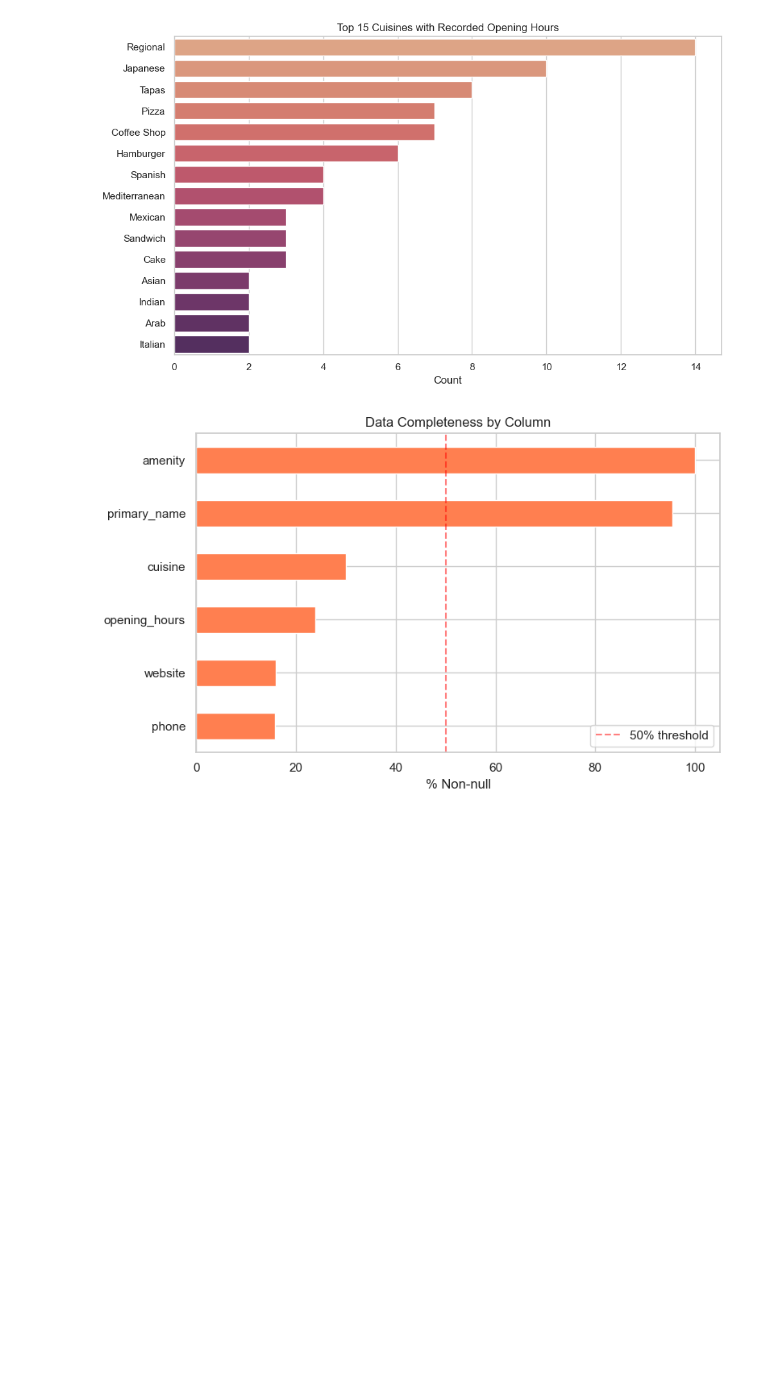
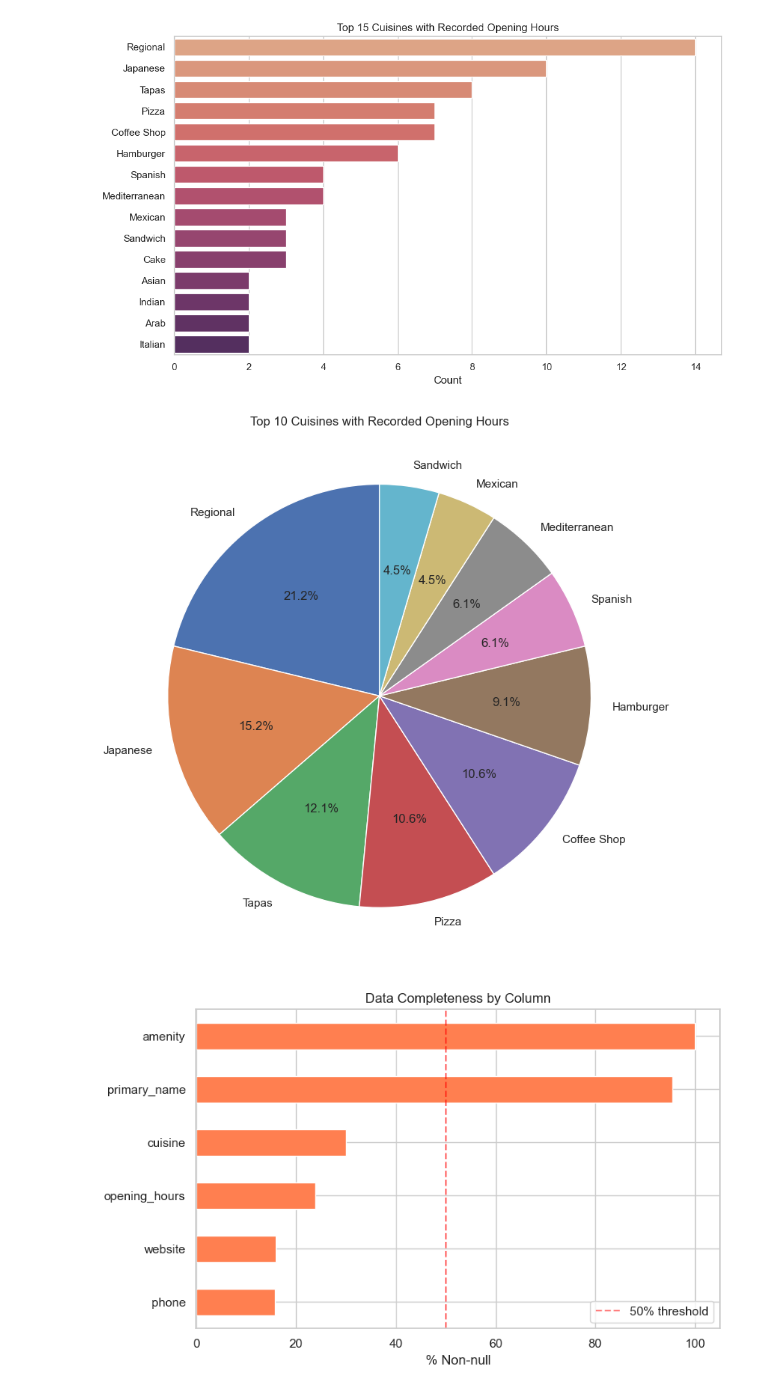
Before and after one commit to etmegla/edu.eda, a Jupyter notebook: example/barcelona_eda.ipynb, the cells around one changed output. Drawn from its saved outputs; the diff is of its cells as text; code cells hidden in the pictures; blank space fills up the shorter version.

Commit message:
Chart 3

```diff
--- a/example/barcelona_eda.ipynb
+++ b/example/barcelona_eda.ipynb
@@ -663,6 +663,29 @@ Passing `palette` without assigning `hue` is deprecated and will be removed in v
 
   sns.countplot(
 [figure]
+# %%
+##Group 3 - Seaborn NEW CHART 3
+import matplotlib.pyplot as plt
+
+filtered = df[
+    df["hours_status"].isin(["has_hours", "24/7"]) &
+    df["cuisine_clean"].notna()
+].copy()
+
+top_cuisines = filtered["cuisine_clean"].value_counts().head(10)
+
+fig, ax = plt.subplots(figsize=(8, 8))
+ax.pie(
+    top_cuisines.values,
+    labels=top_cuisines.index,
+    autopct="%1.1f%%",
+    startangle=90
+)
+ax.set_title("Top 10 Cuisines with Recorded Opening Hours")
+plt.tight_layout()
+plt.show()
+# %% [output]
+[figure, added]
 # %%
 # Chart 2: Data completeness per column
 completeness = df[["amenity", "primary_name", "cuisine", "opening_hours",
```
